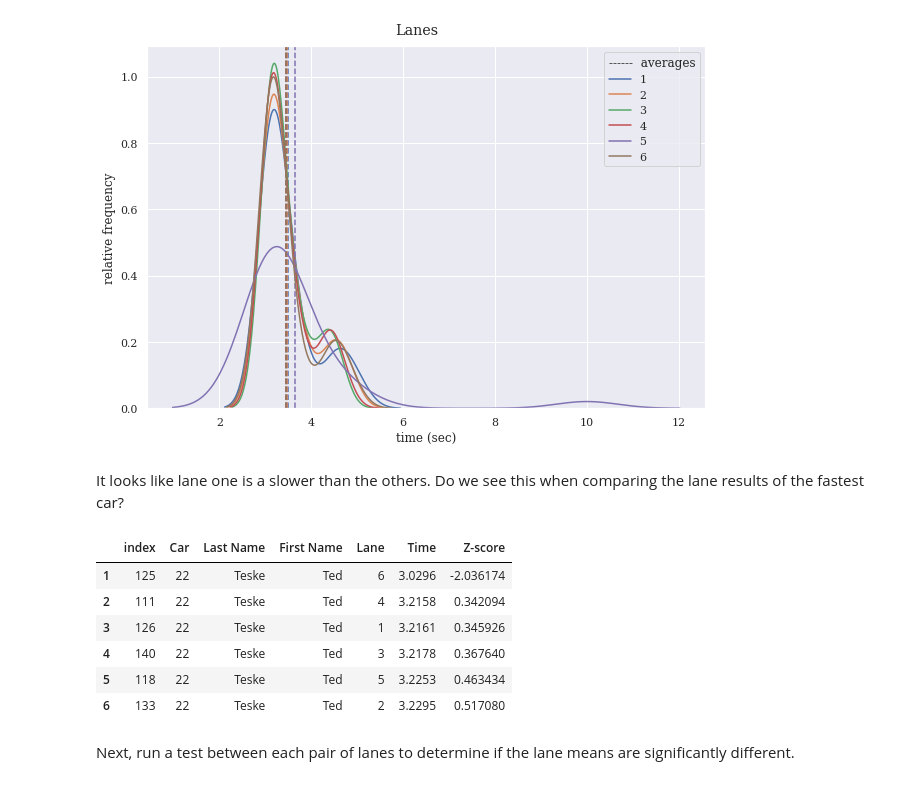
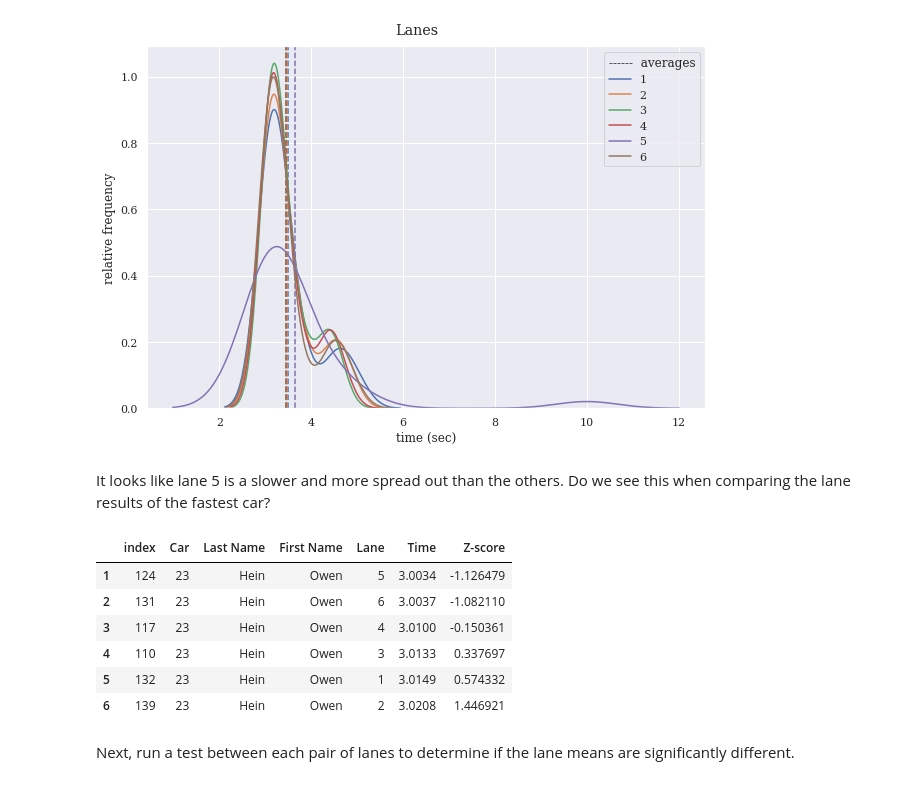
Before and after one commit to tedteske/PintwoodDerbyStats, a Jupyter notebook: Pintwood_Derbystats.ipynb, the cells around one changed output. Saved outputs shown, nothing was run; the diff lists cells and outputs as text; code cells hidden in the pictures.

```diff
--- a/Pintwood_Derbystats.ipynb
+++ b/Pintwood_Derbystats.ipynb
@@ -218,9 +225,8 @@ year_dirs = ["2022"]
 col_dict = {"Heat#" : "Heat",
             "Car#" : "Car",
             "Avg MPH" : "MPH" }
-prelims_list = ['2022PintwoodA', '2022PintwoodB','2022PintwoodC',
-                '2022PintwoodD','2022PintwoodE']
-finals_list = ['2022PintwoodFinals']
+prelims_list = ['PrelimA', 'PrelimB','PrelimC','PrelimD','PrelimE']
+finals_list = ['Finals']
 disregard_list = []
 
 # Iterate through data directory and import *.csv files into dataframe.
@@ -504,18 +484,18 @@ compare_hist(lanes_df, comps, title="Lanes",
 # %% [output]
 [figure]
 # %% [markdown]
-It looks like lane one is a slower than the others. Do we see this when comparing the lane results of the fastest car?
+It looks like lane 5 is a slower and more spread out than the others. Do we see this when comparing the lane results of the fastest car?
 # %%
-filter_dict = {'Year' :['2022'], 'Car':[22]}
+filter_dict = {'Year' :['2022'], 'Car':[23]}
 top_times(prelims_df, filter_dict, means=False)
 # %% [output]
 |  | index | Car | Last Name | First Name | Lane | Time | Z-score |
-| 1 | 125 | 22 | Teske | Ted | 6 | 3.0296 | -2.036174 |
-| 2 | 111 | 22 | Teske | Ted | 4 | 3.2158 | 0.342094 |
-| 3 | 126 | 22 | Teske | Ted | 1 | 3.2161 | 0.345926 |
-| 4 | 140 | 22 | Teske | Ted | 3 | 3.2178 | 0.367640 |
-| 5 | 118 | 22 | Teske | Ted | 5 | 3.2253 | 0.463434 |
-| 6 | 133 | 22 | Teske | Ted | 2 | 3.2295 | 0.517080 |
+| 1 | 124 | 23 | Hein | Owen | 5 | 3.0034 | -1.126479 |
+| 2 | 131 | 23 | Hein | Owen | 6 | 3.0037 | -1.082110 |
+| 3 | 117 | 23 | Hein | Owen | 4 | 3.0100 | -0.150361 |
+| 4 | 110 | 23 | Hein | Owen | 3 | 3.0133 | 0.337697 |
+| 5 | 132 | 23 | Hein | Owen | 1 | 3.0149 | 0.574332 |
+| 6 | 139 | 23 | Hein | Owen | 2 | 3.0208 | 1.446921 |
 # %% [markdown]
 Next, run a test between each pair of lanes to determine if the lane means are significantly different.
 # %%
```
Also changed, not shown: parts of 57 cells of this notebook.
